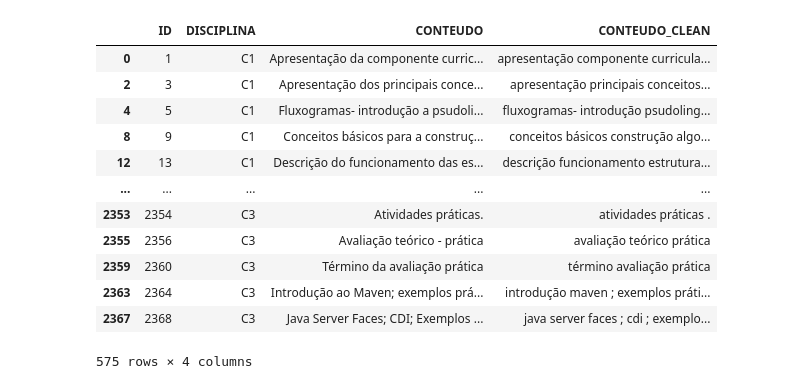
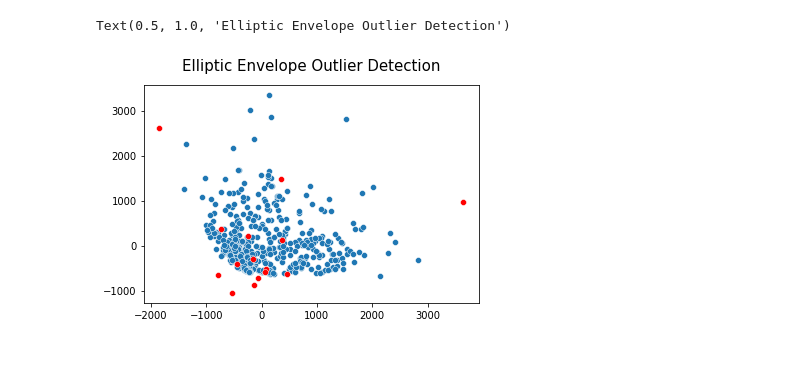
Before and after one commit to TgoPedrosa/DEV_IA_PLN, a Jupyter notebook: Pre-processamento.ipynb, the cells around one changed output. Drawn from its saved outputs; the diff is of its cells as text; code cells hidden in the pictures; blank space fills up the shorter version.

```diff
--- a/Pre-processamento.ipynb
+++ b/Pre-processamento.ipynb
@@ -73,18 +189,21 @@ df_course_clean
 # %%
 # Criando a coluna do conteudo clean (processado)
 df_course_clean['CONTEUDO_CLEAN'] = df_course_clean['CONTEUDO'].apply(lambda x: preProcessingText(x))
-df_course_clean
-# %% [output]
-|  | ID | DISCIPLINA | CONTEUDO | CONTEUDO_CLEAN |
-| 0 | 1 | C1 | Apresentação da componente curric... | apresentação componente curricula... |
-| 2 | 3 | C1 | Apresentação dos principais conce... | apresentação principais conceitos... |
-| 4 | 5 | C1 | Fluxogramas- introdução a psudoli... | fluxogramas- introdução psudoling... |
-| 8 | 9 | C1 | Conceitos básicos para a construç... | conceitos básicos construção algo... |
-| 12 | 13 | C1 | Descrição do funcionamento das es... | descrição funcionamento estrutura... |
-| ... | ... | ... | ... | ... |
-| 2353 | 2354 | C3 | Atividades práticas. | atividades práticas . |
-| 2355 | 2356 | C3 | Avaliação teórico - prática | avaliação teórico prática |
-| 2359 | 2360 | C3 | Término da avaliação prática | término avaliação prática |
-| 2363 | 2364 | C3 | Introdução ao Maven; exemplos prá... | introdução maven ; exemplos práti... |
-| 2367 | 2368 | C3 | Java Server Faces; CDI; Exemplos ... | java server faces ; cdi ; exemplo... |
-575 rows × 4 columns
+# %%
+outlier_index, outlier_values = getOutliers(df_course_clean.loc[:, 'CONTEUDO_CLEAN'])
+# %%
+# Transformando em 2 dimensoes para plotar
+pca = PCA(n_components=2)
+text_sequences = textToSequence(df_course_clean['CONTEUDO_CLEAN'])
+text_sequences_pca = pca.fit_transform(text_sequences)
+outlier_values_pca = pca.fit_transform(outlier_values)
+
+# Plotando outliers
+sns.scatterplot(x=text_sequences_pca[:,0], y=text_sequences_pca[:,1])
+sns.scatterplot(x=outlier_values_pca[:,0],
+                y=outlier_values_pca[:,1], color='r')
+plt.title("Elliptic Envelope Outlier Detection", fontsize=15, pad=15)
+#plt.savefig("Elliptic Envelope Detection.png", dpi=80)
+# %% [output]
+Text(0.5, 1.0, 'Elliptic Envelope Outlier Detection')
+[figure, added]
```
Also changed, not shown: parts of 29 cells of this notebook.
